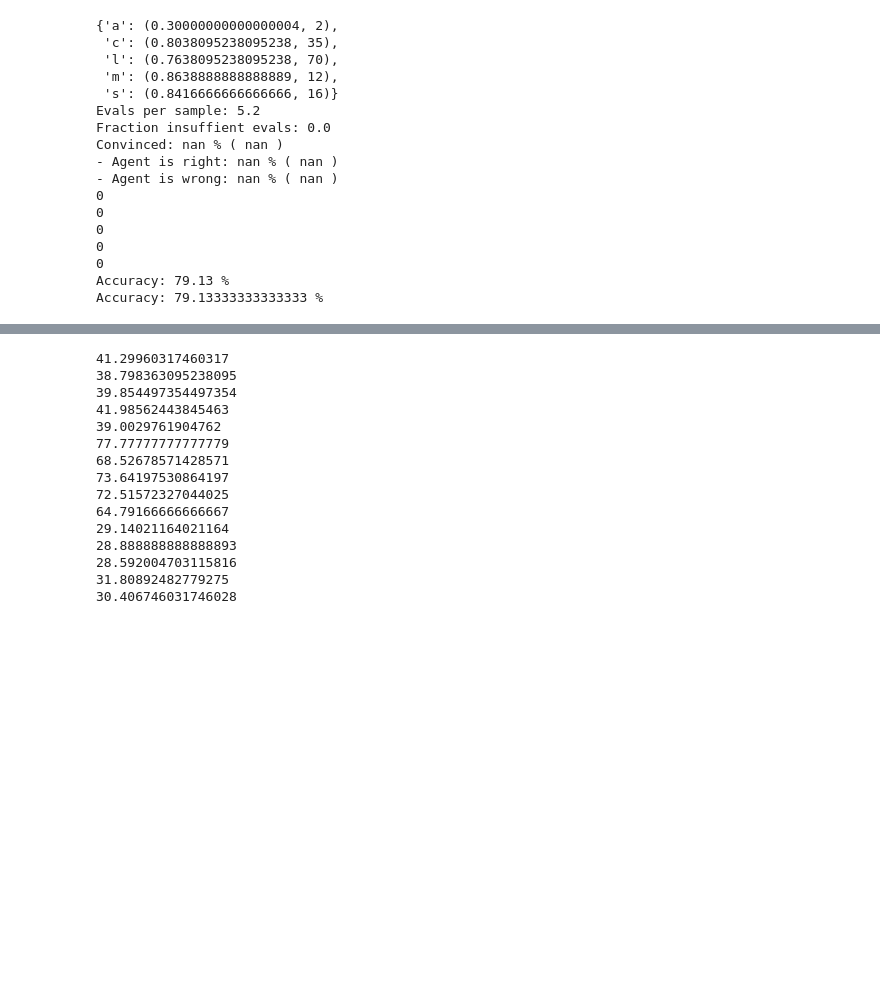
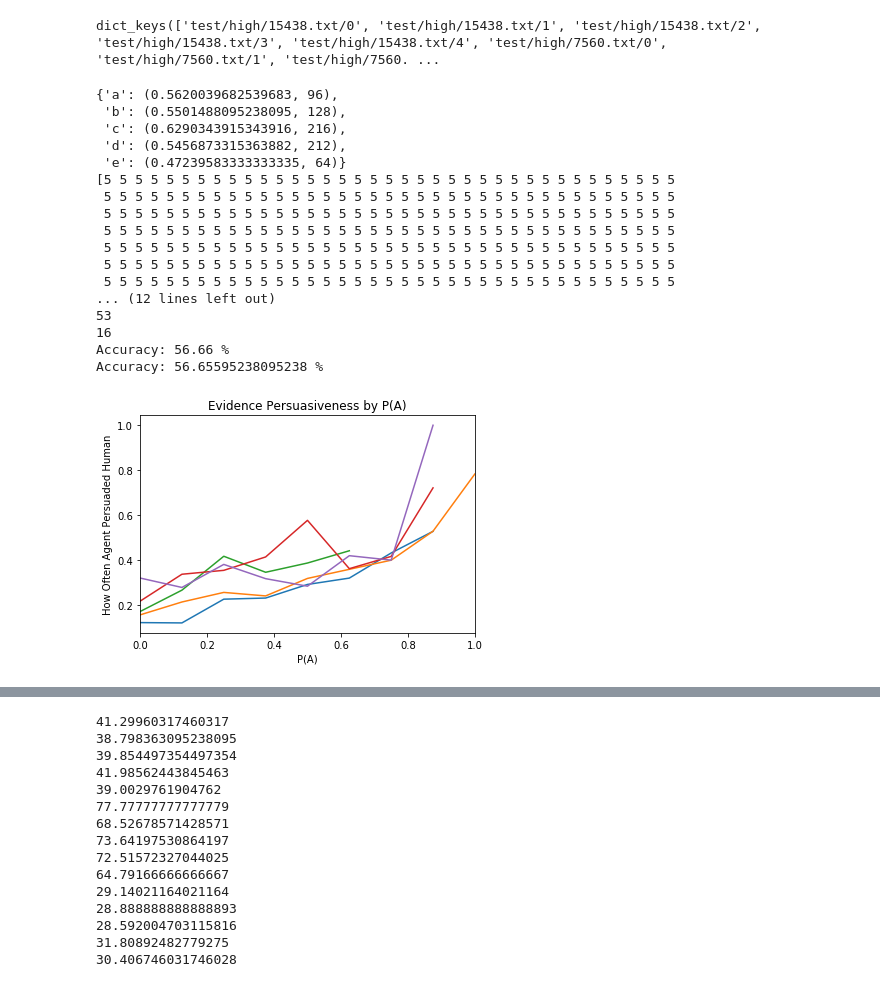
Before and after one commit to ethanjperez/ParlAI, a Jupyter notebook: parlai/mturk/core/read_mturk_data.ipynb, the cells around one changed output, grey strips where cells are left out. Cells and saved outputs as stored; diff of their text form; code cells hidden in the pictures; blank space fills up the shorter version.

```diff
--- a/parlai/mturk/core/read_mturk_data.ipynb
+++ b/parlai/mturk/core/read_mturk_data.ipynb
@@ -326,3 +338,7 @@ NPS, Mean: (57.69, 8.65)
+# %%
+debate_logs[0].keys()
+# %% [output]
+dict_keys(['test/high/15438.txt/0', 'test/high/15438.txt/1', 'test/high/15438.txt/2', 'test/high/15438.txt/3', 'test/high/15438.txt/4', 'test/high/7560.txt/0', 'test/high/7560.txt/1', 'test/high/7560. ...
 # %%
 accuracy_by_qtype = {qtype: [] for qtype in question_type_labels}
 accuracy_by_sample = []
@@ -340,6 +356,8 @@ convinced_by_sample = []
 # qtypes = []
 # qtypes_with_correct_debate_mode = []
 # qtypes_with_incorrect_debate_mode = []
+stance_prob_to_convinced_freqs = {}
+bucket_size = .125
 
 for qid in qids:
     qid_metrics = metrics[qid]
@@ -389,6 +407,12 @@ for qid in qids:
         for qtype in qid_metrics['qtype']:
             convinced_freqs_by_qtype[qtype].append(convinced_freq)
 #         qtypes.append(qid_metrics['qtype'])
+#         stance_prob = debate_logs[options.index(stance)][qid]['prob_dist'][0][options.index(stance)]
+        stance_prob = debate_logs[options.index(stance)][qid]['prob']
+        stance_prob_bucket = stance_prob // bucket_size
+        stance_prob_to_convinced_freqs[stance_prob_bucket] = stance_prob_to_convinced_freqs.get(stance_prob_bucket, [])
+        stance_prob_to_convinced_freqs[stance_prob_bucket].append(convinced_freq)
+#         print(qid, stance, stance_prob, convinced_freq)
 
 # qtypes = np.array(qtypes)
 # qtypes_with_correct_debate_mode = np.array(qtypes_with_correct_debate_mode)
@@ -399,6 +423,8 @@ accuracy_by_qtype = {qtype: (np.array(accuracy_by_qtype[qtype]).mean(), len(accu
 pprint(accuracy_by_qtype)
 
 num_evals_by_sample = np.array(num_evals_by_sample)
+num_evals_by_sample.sort()
+print(num_evals_by_sample)
 print('Evals per sample:', num_evals_by_sample.mean())
 print('Fraction insuffient evals:', (num_evals_by_sample < 5).mean())
 
@@ -428,20 +454,20 @@ num_target_evals = 5
 # print('Evals per sample distribution:', num_evals_by_sample)
 # 1.5*3.1*60/(917.5684545454544*26/(20*60))
 # %% [output]
-{'a': (0.30000000000000004, 2),
- 'c': (0.8038095238095238, 35),
- 'l': (0.7638095238095238, 70),
- 'm': (0.8638888888888889, 12),
- 's': (0.8416666666666666, 16)}
-Evals per sample: 5.2
-Fraction insuffient evals: 0.0
-Convinced: nan % ( nan )
-- Agent is right: nan % ( nan )
-- Agent is wrong: nan % ( nan )
-0
-0
-0
-0
-0
-Accuracy: 79.13 %
-Accuracy: 79.13333333333333 %
+{'a': (0.5620039682539683, 96),
+ 'b': (0.5501488095238095, 128),
+ 'c': (0.6290343915343916, 216),
+ 'd': (0.5456873315363882, 212),
+ 'e': (0.47239583333333335, 64)}
+[5 5 5 5 5 5 5 5 5 5 5 5 5 5 5 5 5 5 5 5 5 5 5 5 5 5 5 5 5 5 5 5 5 5 5 5 5
+ 5 5 5 5 5 5 5 5 5 5 5 5 5 5 5 5 5 5 5 5 5 5 5 5 5 5 5 5 5 5 5 5 5 5 5 5 5
+ 5 5 5 5 5 5 5 5 5 5 5 5 5 5 5 5 5 5 5 5 5 5 5 5 5 5 5 5 5 5 5 5 5 5 5 5 5
+ 5 5 5 5 5 5 5 5 5 5 5 5 5 5 5 5 5 5 5 5 5 5 5 5 5 5 5 5 5 5 5 5 5 5 5 5 5
+ 5 5 5 5 5 5 5 5 5 5 5 5 5 5 5 5 5 5 5 5 5 5 5 5 5 5 5 5 5 5 5 5 5 5 5 5 5
+ 5 5 5 5 5 5 5 5 5 5 5 5 5 5 5 5 5 5 5 5 5 5 5 5 5 5 5 5 5 5 5 5 5 5 5 5 5
+ 5 5 5 5 5 5 5 5 5 5 5 5 5 5 5 5 5 5 5 5 5 5 5 5 5 5 5 5 5 5 5 5 5 5 5 5 5
+... (12 lines left out)
+53
+16
+Accuracy: 56.66 %
+Accuracy: 56.65595238095238 %
@@ -447,0 +480,16 @@ Accuracy: 79.13333333333333 %
+# %%
+plt.plot([(i) * bucket_size for i in range(len(bert_base_stance_prob_by_convinced_freq))], bert_base_stance_prob_by_convinced_freq)
+plt.plot([(i) * bucket_size for i in range(len(bert_large_stance_prob_by_convinced_freq))], bert_large_stance_prob_by_convinced_freq)
+plt.plot([(i) * bucket_size for i in range(len(fasttext_o_stance_prob_by_convinced_freq))], fasttext_o_stance_prob_by_convinced_freq)
+plt.plot([(i) * bucket_size for i in range(len(tfidf_o_stance_prob_by_convinced_freq))], tfidf_o_stance_prob_by_convinced_freq)
+plt.plot([(i) * bucket_size for i in range(len(tfidf_o_q_stance_prob_by_convinced_freq))], tfidf_o_q_stance_prob_by_convinced_freq)
+
+plt.xlabel('P(A)')
+plt.ylabel('How Often Agent Persuaded Human')
+plt.xlim(0.0, 1.0)
+# plt.ylim(0, 1.0)
+plt.title('Evidence Persuasiveness by P(A)')
+# plt.legend(loc='upper left', title='Agent learns\nto predict:')
+plt.show()
+# %% [output]
+[figure, added]
```
Also changed, not shown: parts of 17 cells of this notebook, 2 other files.
